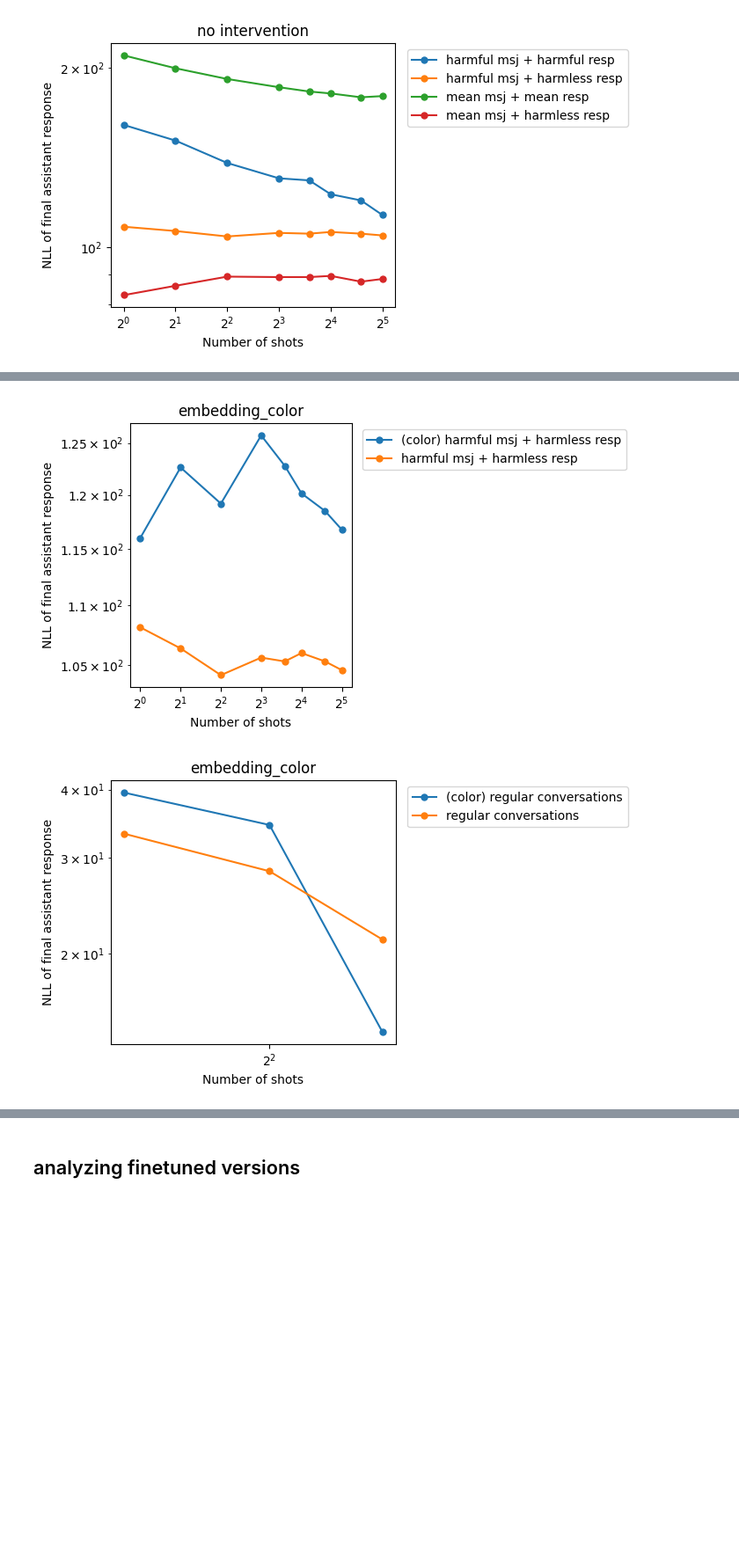
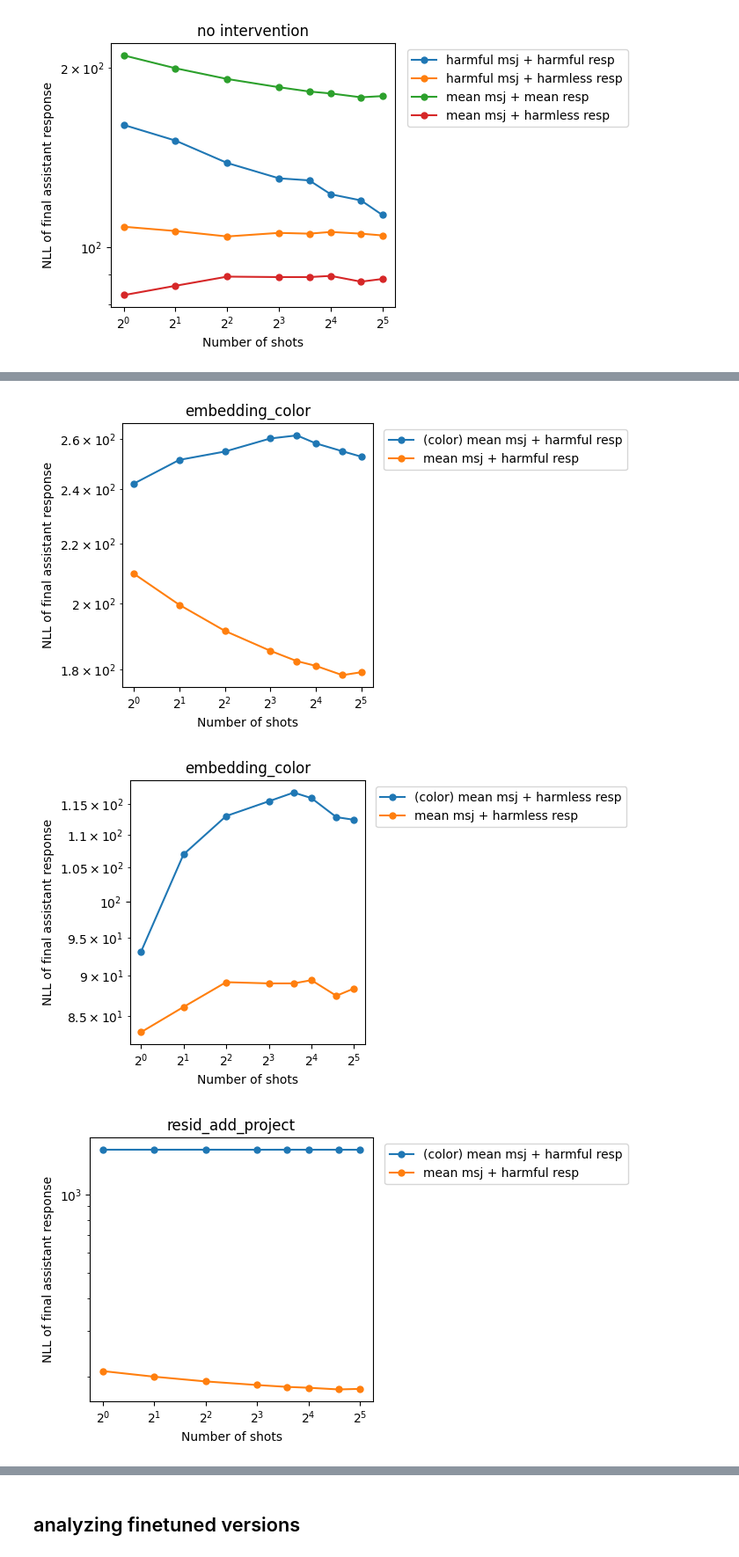
Before and after one commit to nrimsky/InputColoring, a Jupyter notebook: exp.ipynb, the cells around one changed output, grey strips where cells are left out. Shown: that part at 88% size. Cells and saved outputs as stored; diff of their text form; code cells hidden in the pictures; blank space fills up the shorter version.

Commit message:
results

```diff
--- a/exp.ipynb
+++ b/exp.ipynb
@@ -112,7 +112,7 @@ assistant_token_embedding = model.assistant_token_embedding
 user_token_embedding = model.user_token_embedding
 # %%
 intervention = InterventionSettings(
-    intervention=Intervention.RESID_ADD_PROJECT,
+    intervention=Intervention.EMBEDDING_COLOR,
     user_vector=user_token_embedding-assistant_token_embedding,
     assistant_vector=assistant_token_embedding-user_token_embedding,
     norm_factor=0.5
@@ -219,20 +221,26 @@ interventions = [
         intervention=Intervention.EMBEDDING_COLOR,
         user_vector=user_token_embedding,
         assistant_vector=assistant_token_embedding,
-        norm_factor=1
+        norm_factor=0.75
+    ),
+    InterventionSettings(
+        intervention=Intervention.RESID_ADD_PROJECT,
+        user_vector=user_token_embedding,
+        assistant_vector=assistant_token_embedding,
+        norm_factor=0.75
     ),
 ]
 # %%
 for i in interventions:
     model.set_intervention(i)
-    msj_jailbreak_nlls_colored = get_msj_nlls(model, "processed_data/test/msjs_jailbreak.json", intervention=i)
-    msj_recovery_nlls_colored = get_msj_nlls(model, "processed_data/test/msjs_recovery.json", intervention=i)
-    # msj_mean_jailbreak_nlls_colored = get_msj_nlls(model, "processed_data/test/msjs_mean_jailbreak.json", intervention=i)
-    # msj_mean_recovery_nlls_colored = get_msj_nlls(model, "processed_data/test/msjs_mean_recovery.json", intervention=i)
-    regular_nlls_colored = get_msj_nlls(model, "processed_data/test/regular_conversations.json", intervention=i)
-    plot_nlls([msj_jailbreak_nlls_colored, msj_jailbreak_nlls], ['(color) harmful msj + harmful resp', 'harmful msj + harmful resp'], title=str(i))
-    plot_nlls([msj_recovery_nlls_colored, msj_recovery_nlls], ['(color) harmful msj + harmless resp', 'harmful msj + harmless resp'], title=str(i))
-    # plot_nlls([msj_mean_jailbreak_nlls_colored, msj_mean_jailbreak_nlls], ['(color) mean msj + harmful resp', 'mean msj + harmful resp'], title=str(i))
-    # plot_nlls([msj_mean_recovery_nlls_colored, msj_mean_recovery_nlls], ['(color) mean msj + harmless resp', 'mean msj + harmless resp'], title=str(i))
-    plot_nlls([regular_nlls_colored, regular_nlls], ['(color) regular conversations', 'regular conversations'], title=str(i))
+    # msj_jailbreak_nlls_colored = get_msj_nlls(model, "processed_data/test/msjs_jailbreak.json", intervention=i)
+    # msj_recovery_nlls_colored = get_msj_nlls(model, "processed_data/test/msjs_recovery.json", intervention=i)
+    msj_mean_jailbreak_nlls_colored = get_msj_nlls(model, "processed_data/test/msjs_mean_jailbreak.json", intervention=i)
+    msj_mean_recovery_nlls_colored = get_msj_nlls(model, "processed_data/test/msjs_mean_recovery.json", intervention=i)
+    # regular_nlls_colored = get_msj_nlls(model, "processed_data/test/regular_conversations.json", intervention=i)
+    # plot_nlls([msj_jailbreak_nlls_colored, msj_jailbreak_nlls], ['(color) harmful msj + harmful resp', 'harmful msj + harmful resp'], title=str(i))
+    # plot_nlls([msj_recovery_nlls_colored, msj_recovery_nlls], ['(color) harmful msj + harmless resp', 'harmful msj + harmless resp'], title=str(i))
+    plot_nlls([msj_mean_jailbreak_nlls_colored, "results/test/msjs_mean_jailbreak.json"], ['(color) mean msj + harmful resp', 'mean msj + harmful resp'], title=str(i))
+    plot_nlls([msj_mean_recovery_nlls_colored, "results/test/msjs_mean_recovery.json"], ['(color) mean msj + harmless resp', 'mean msj + harmless resp'], title=str(i))
+    # plot_nlls([regular_nlls_colored, regular_nlls], ['(color) regular conversations', 'regular conversations'], title=str(i))
 # %% [output]
@@ -243,2 +251,3 @@ for i in interventions:
-[figure, old version]
+[figure, new version]
-[figure, old version]
+[figure, new version]
+[figure, added]
```
Also changed, not shown: parts of 2 cells of this notebook, 5 other files.
